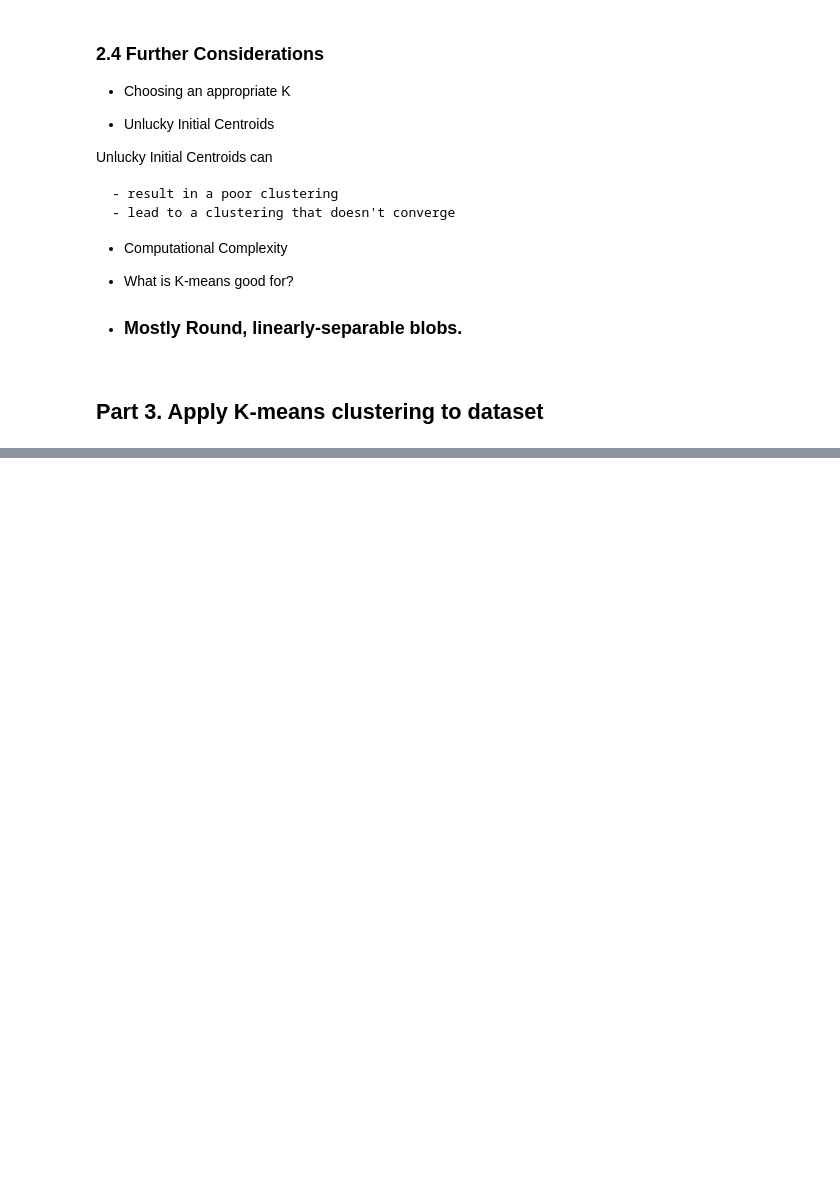
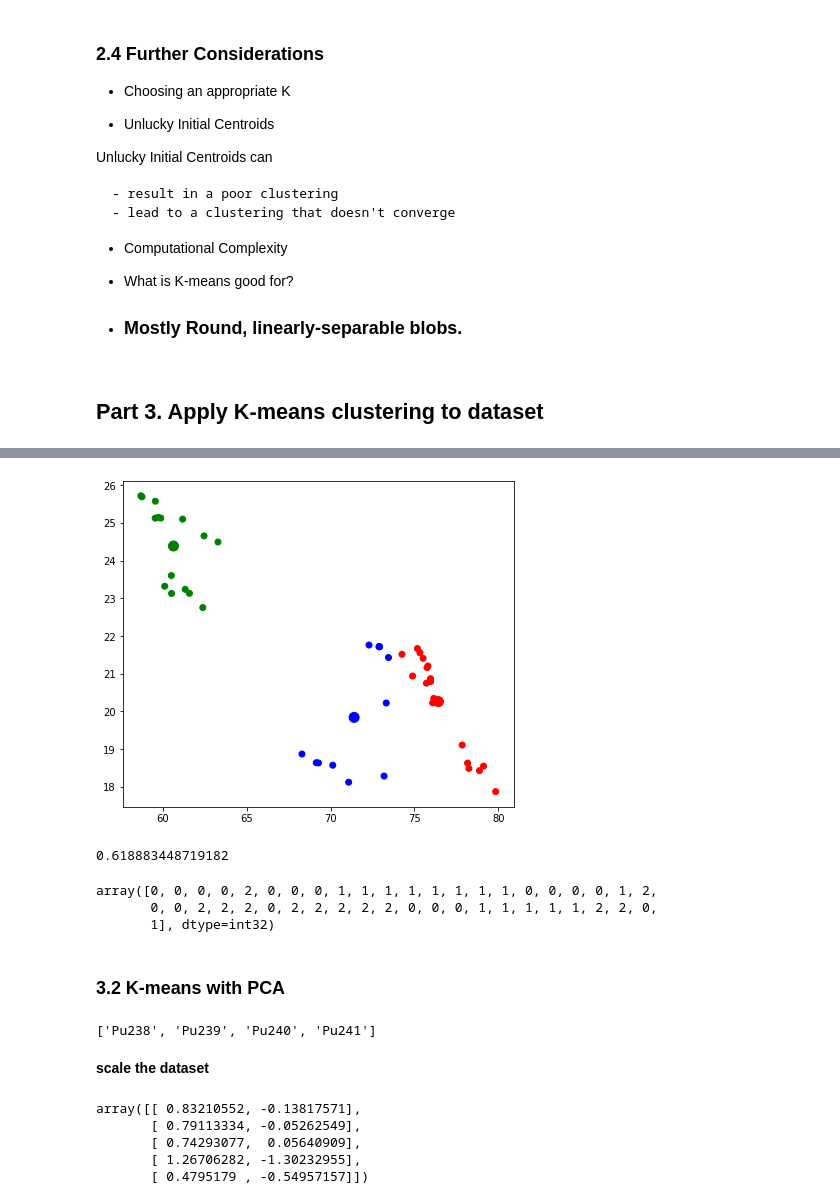
Before and after one commit to lfr4704/DS-Unit-1-Sprint-3-Linear-Algebra, a Jupyter notebook: module4-clustering/LS_DS_134_Solutions.ipynb, the cells around one changed output, grey strips where cells are left out. Cells and saved outputs as stored; diff of their text form; code cells hidden in the pictures; blank space fills up the shorter version.

```diff
--- a/module4-clustering/LS_DS_134_Solutions.ipynb
+++ b/module4-clustering/LS_DS_134_Solutions.ipynb
@@ -759,0 +824,35 @@ Unlucky Initial Centroids can
+# %%
+# Assign clusters back to our dataframe
+df['cluster'] = model.labels_
+# %%
+# Get our centroids
+centroids    =  model.cluster_centers_
+# %%
+# turn them into a dataframe
+cc  =  pd.DataFrame(centroids)
+cc.head()
+# %%
+# Setup some colors for plotting
+base_colors  =  ['r', 'g', 'b']
+colors       =  [base_colors[centroid] for centroid in model.labels_]
+# %%
+# Plot the scatter of our points with calculated centroids
+fig, ax =  plt.subplots(figsize=(7,6))
+ax.scatter(df[features[0]], df[features[1]], c=colors)
+ax.scatter(cc[0], cc[1], c=base_colors, s=100);
+# %% [output]
+[figure, added]
+# %%
+# what's our silhouette score?
+metrics.silhouette_score(df, model.labels_, metric='euclidean')
+# %% [output]
+0.618883448719182
+# %%
+# What is the predicted centroid for each data point?
+model.labels_
+# %% [output]
+array([0, 0, 0, 0, 2, 0, 0, 0, 1, 1, 1, 1, 1, 1, 1, 1, 0, 0, 0, 0, 1, 2,
+       0, 0, 2, 2, 2, 0, 2, 2, 2, 2, 2, 0, 0, 0, 1, 1, 1, 1, 1, 2, 2, 0,
+       1], dtype=int32)
+# %% [markdown]
+### 3.2 K-means with PCA
@@ -759,0 +862,8 @@ Unlucky Initial Centroids can
+# %%
+# this time keep all 4 variables
+features=list(df.columns)
+features
+# %% [output]
+['Pu238', 'Pu239', 'Pu240', 'Pu241']
+# %% [markdown]
+**scale the dataset**
@@ -759,0 +877,9 @@ Unlucky Initial Centroids can
+# %%
+# Now it's a numpy array, not a dataframe
+scaled_data[:5]
+# %% [output]
+array([[ 0.83210552, -0.13817571],
+       [ 0.79113334, -0.05262549],
+       [ 0.74293077,  0.05640909],
+       [ 1.26706282, -1.30232955],
+       [ 0.4795179 , -0.54957157]])
```
Also changed, not shown: parts of 68 cells of this notebook.
